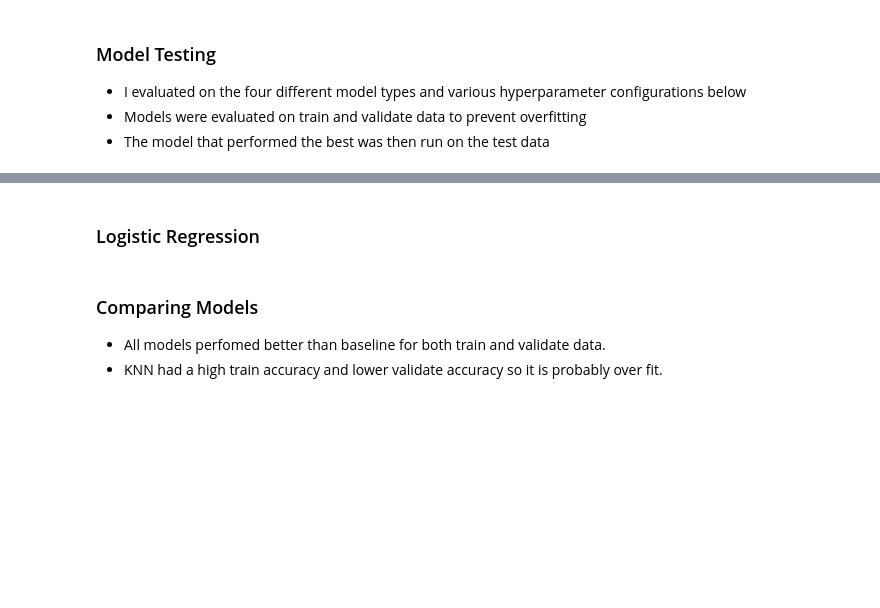
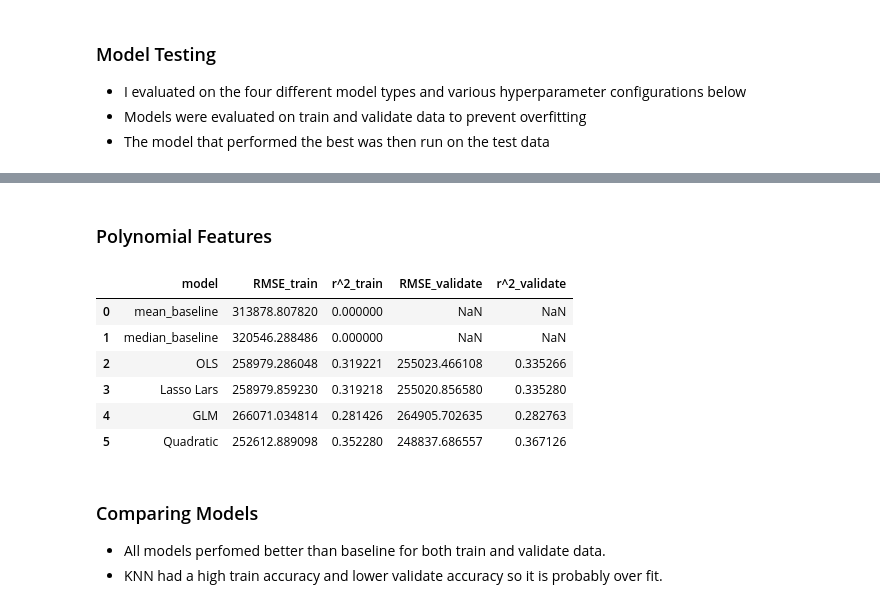
Before and after one commit to markydoug/zillow_project, a Jupyter notebook: report_draft1.ipynb, the cells around one changed output, grey strips where cells are left out. Drawn from its saved outputs; the diff is of its cells as text; code cells hidden in the pictures; blank space fills up the shorter version.

```diff
--- a/report_draft1.ipynb
+++ b/report_draft1.ipynb
@@ -343,8 +415,55 @@ m.knn_results(X_train, y_train, X_validate, y_validate)
 # %% [markdown]
-### Logistic Regression
+### Polynomial Features
+# %%
+# make the polynomial features to get a new set of features
+pf = PolynomialFeatures(degree=2)
+
+# fit and transform X_train_scaled
+X_train_degree2 = pf.fit_transform(X_train)
+
+# transform X_validate_scaled & X_test_scaled
+X_validate_degree2 = pf.transform(X_validate)
+X_test_degree2 =  pf.transform(X_test)
 # %%
-#get logistic regression model results
-m.log_results(X_train, y_train, X_validate, y_validate)
+# create the model object
+lm2 = LinearRegression(normalize=True)
+
+# fit the model to our training data. We must specify the column in y_train,
+# since we have converted it to a dataframe from a series!
+lm2.fit(X_train_degree2, y_train)
+
+# predict train
+train_predictions['home_value_pred_lm2'] = lm2.predict(X_train_degree2)
+
+# predict validate
+validate_predictions['home_value_pred_lm2'] = lm2.predict(X_validate_degree2)
+# %%
+metric_df = metric_df.append(
+            {
+                'model': 'Quadratic',
+                f'RMSE_train': metric.mean_squared_error(
+                    y_train,
+                    train_predictions.home_value_pred_lm2) ** .5,
+                f'r^2_train': metric.explained_variance_score(
+                    y_train,
+                    train_predictions.home_value_pred_lm2),
+                f'RMSE_validate': metric.mean_squared_error(
+                    y_validate,
+                    validate_predictions.home_value_pred_lm2) ** .5,
+                f'r^2_validate': metric.explained_variance_score(
+                    y_validate,
+                    validate_predictions.home_value_pred_lm2)
+            }, ignore_index=True)
+# %%
+metric_df
+# %% [output]
+|  | model | RMSE_train | r^2_train | RMSE_validate | r^2_validate |
+| 0 | mean_baseline | 313878.807820 | 0.000000 | NaN | NaN |
+| 1 | median_baseline | 320546.288486 | 0.000000 | NaN | NaN |
+| 2 | OLS | 258979.286048 | 0.319221 | 255023.466108 | 0.335266 |
+| 3 | Lasso Lars | 258979.859230 | 0.319218 | 255020.856580 | 0.335280 |
+| 4 | GLM | 266071.034814 | 0.281426 | 264905.702635 | 0.282763 |
+| 5 | Quadratic | 252612.889098 | 0.352280 | 248837.686557 | 0.367126 |
 # %% [markdown]
 ### Comparing Models
 * All models perfomed better than baseline for both train and validate data.
```
Also changed, not shown: parts of 21 cells of this notebook.
